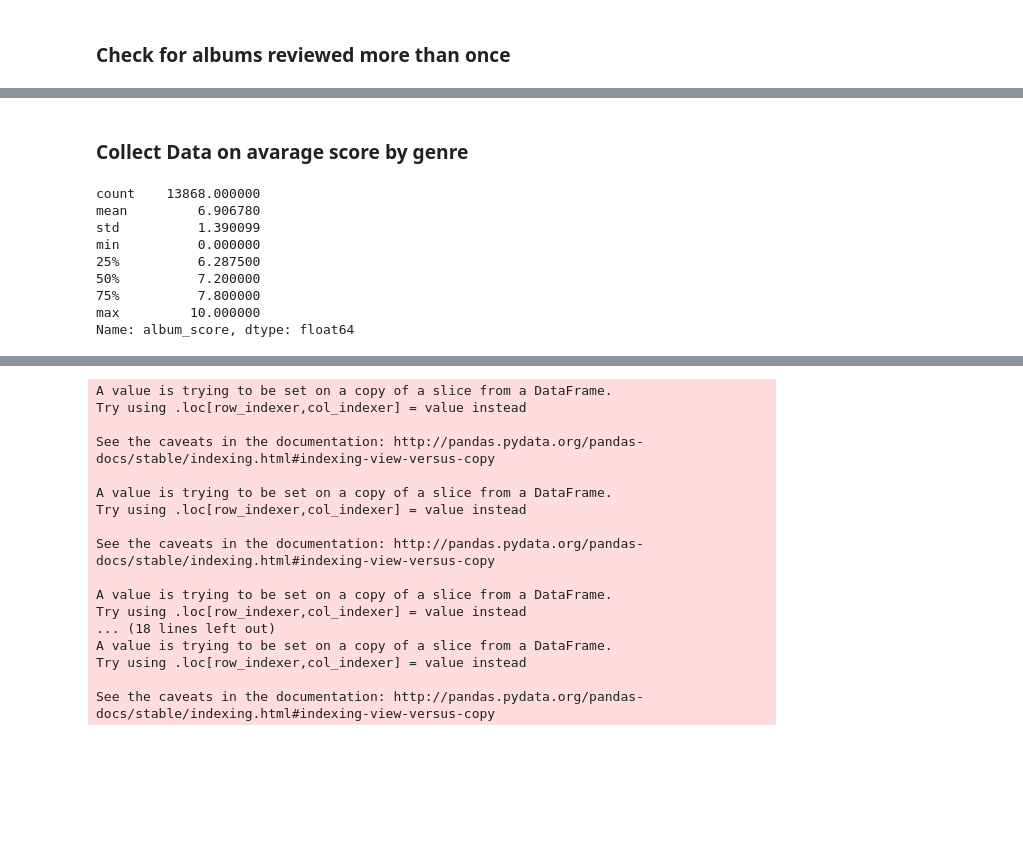
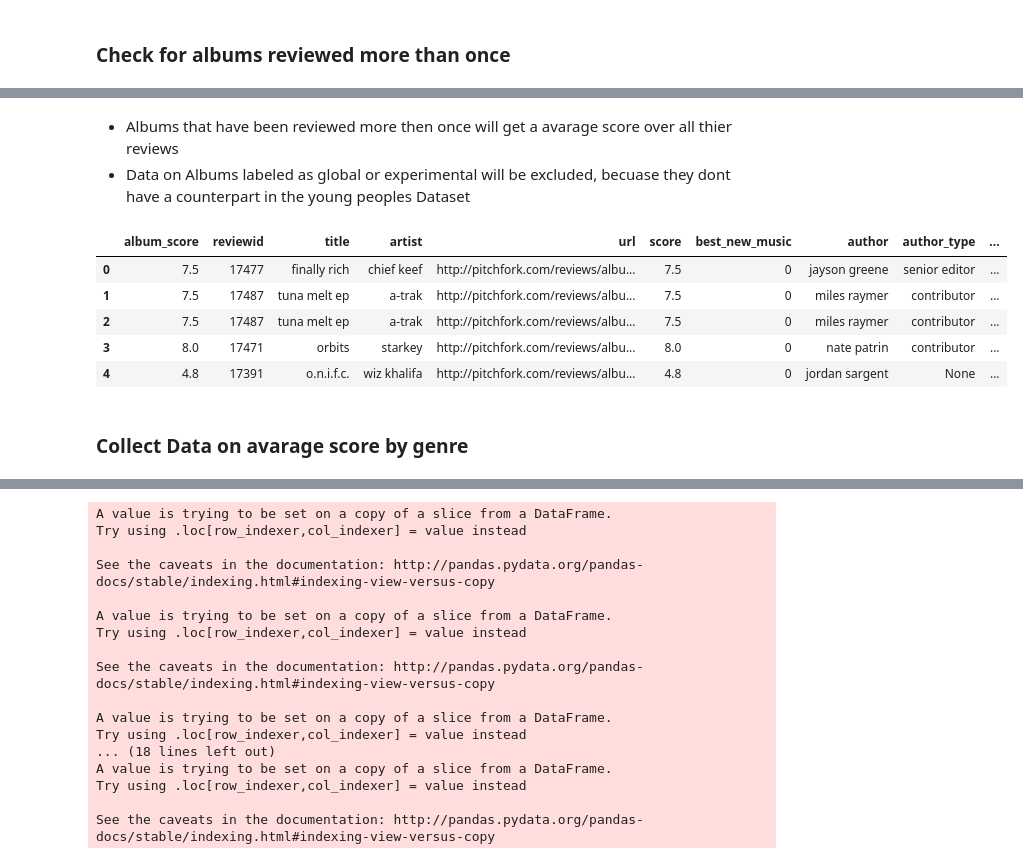
Before and after one commit to Pietrassyk/MusicPreferences_project3, a Jupyter notebook: Project_3.ipynb, the cells around one changed output, grey strips where cells are left out. Saved outputs shown, nothing was run; the diff lists cells and outputs as text; code cells hidden in the pictures; blank space fills up the shorter version.

```diff
--- a/Project_3.ipynb
+++ b/Project_3.ipynb
@@ -54,5 +56,26 @@ tp.sql("""SELECT COUNT(reviewid) as cnt, avg(score), *
 | 2 | 7 | 7.057143 | 13658 | greatest hits | foo fighters | http://pitchfork.com/reviews/albu... | 7.0 | 0 | matthew perpetua | ... |
 | 3 | 7 | 5.442857 | 16618 | live | me | http://pitchfork.com/reviews/albu... | 7.3 | 0 | tim finney | ... |
 | 4 | 6 | 7.616667 | 10250 | dj kicks | hot chip | http://pitchfork.com/reviews/albu... | 8.0 | 0 | mark pytlik | ... |
+# %% [markdown]
+* Albums that have been reviewed more then once will get a avarage score over all thier reviews
+* Data on Albums labeled as global or experimental will be excluded, becuase they dont have a counterpart in the young peoples Dataset
+# %%
+pf_df = tp.sql("""SELECT *
+          FROM
+               (SELECT avg(score) as album_score, *
+                FROM reviews
+                WHERE pub_year <2013
+                GROUP BY (title))
+          JOIN genres USING(reviewid)
+          WHERE genre NOT IN('global','experimental')
+          """)
+pf_df.head()
+# %% [output]
+|  | album_score | reviewid | title | artist | url | score | best_new_music | author | author_type | ... |
+| 0 | 7.5 | 17477 | finally rich | chief keef | http://pitchfork.com/reviews/albu... | 7.5 | 0 | jayson greene | senior editor | ... |
+| 1 | 7.5 | 17487 | tuna melt ep | a-trak | http://pitchfork.com/reviews/albu... | 7.5 | 0 | miles raymer | contributor | ... |
+| 2 | 7.5 | 17487 | tuna melt ep | a-trak | http://pitchfork.com/reviews/albu... | 7.5 | 0 | miles raymer | contributor | ... |
+| 3 | 8.0 | 17471 | orbits | starkey | http://pitchfork.com/reviews/albu... | 8.0 | 0 | nate patrin | contributor | ... |
+| 4 | 4.8 | 17391 | o.n.i.f.c. | wiz khalifa | http://pitchfork.com/reviews/albu... | 4.8 | 0 | jordan sargent | None | ... |
 # %% [markdown]
 ### Collect Data on avarage score by genre
@@ -78,17 +91,3 @@ def feature_split(df,split_feature):
 df = pf_df
 split_feature = "genre"
 df_list = feature_split(df,split_feature)
-# %%
-scaler = MinMaxScaler(feature_range = (1,5), copy = True)
-scaler.fit(np.asarray(pf_df.album_score).reshape(-1, 1))
-pf_df.album_score.describe()
-# %% [output]
-count    13868.000000
-mean         6.906780
-std          1.390099
-min          0.000000
-25%          6.287500
-50%          7.200000
-75%          7.800000
-max         10.000000
-Name: album_score, dtype: float64
```
Also changed, not shown: parts of 40 cells of this notebook, 1 other file.
